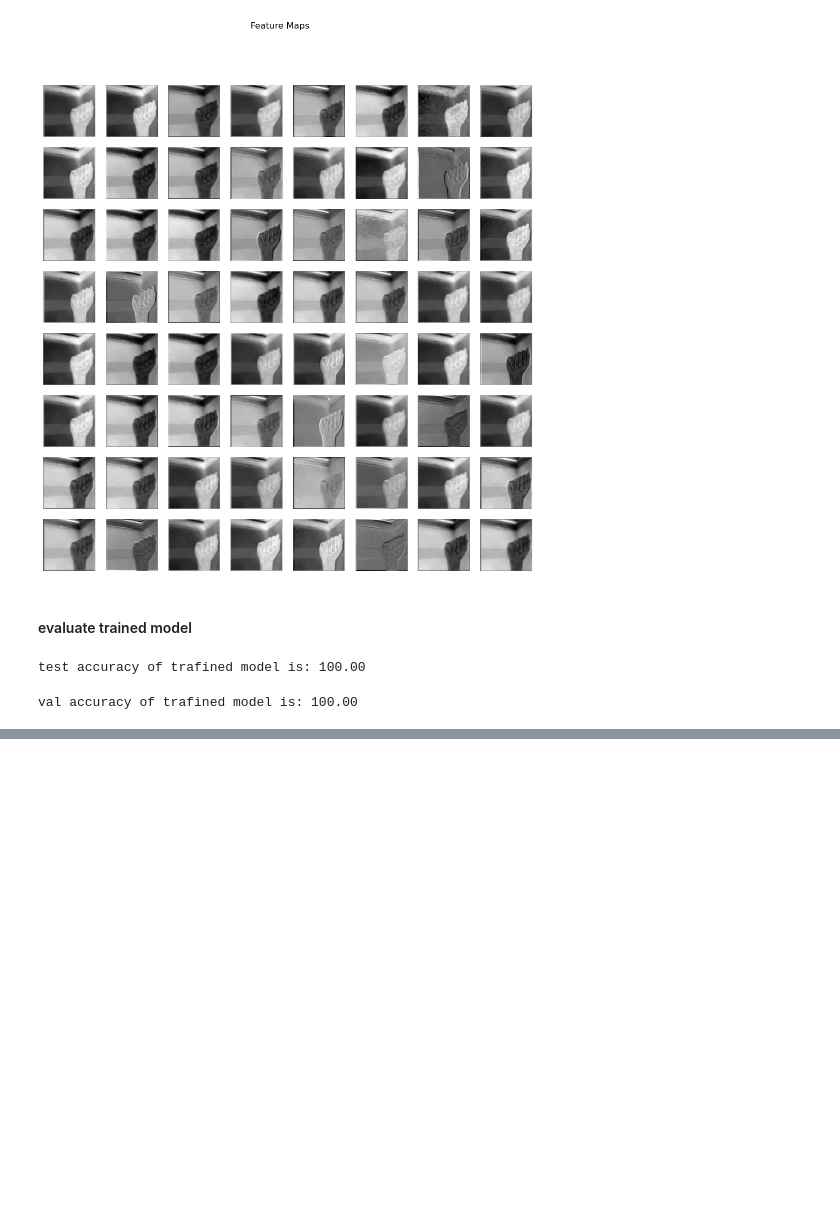
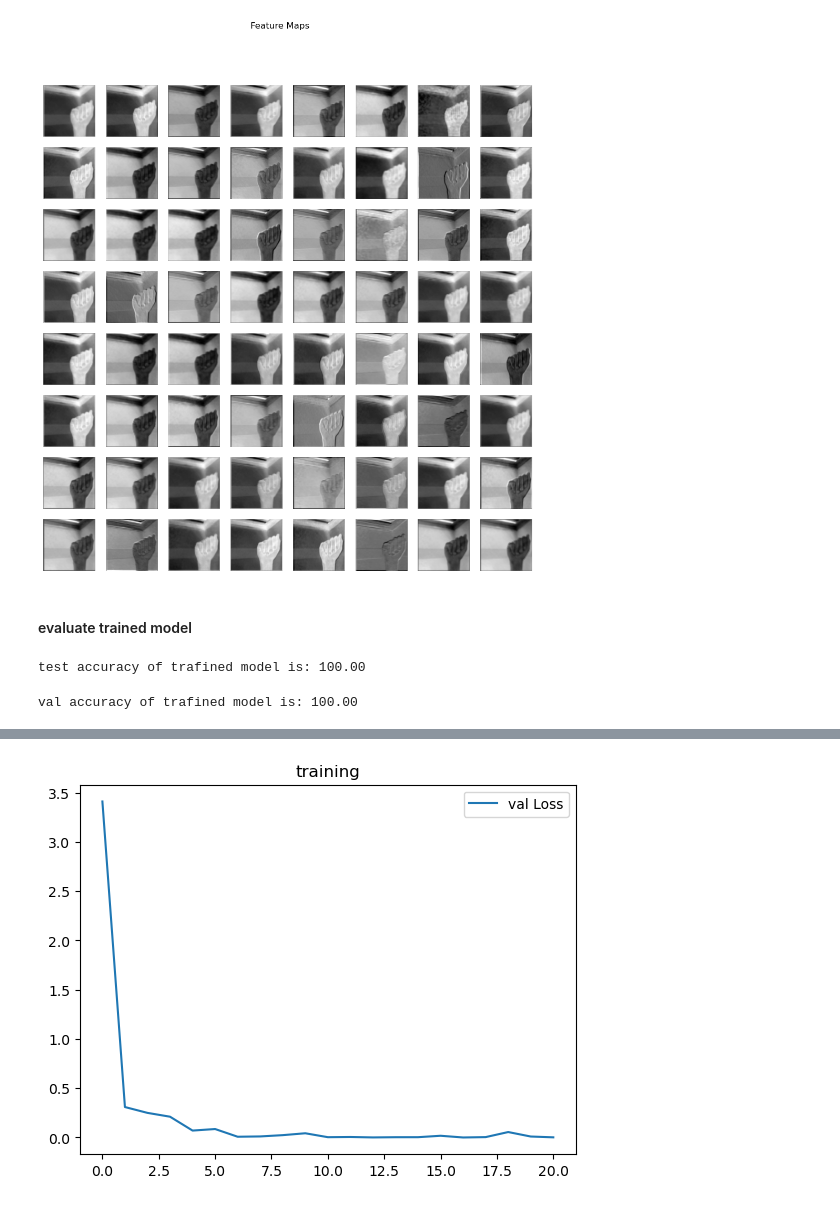
Before and after one commit to bingabid/American-Sign-Language, a Jupyter notebook: train.ipynb, the cells around one changed output, grey strips where cells are left out. Drawn from its saved outputs; the diff is of its cells as text; code cells hidden in the pictures; blank space fills up the shorter version.

```diff
--- a/train.ipynb
+++ b/train.ipynb
@@ -271,0 +292,8 @@ val accuracy of trafined model is: 100.00
+# %%
+val_loss_list = np.load('denset121_val_loss.npy')
+plt.plot(val_loss_list, label='val Loss')
+plt.legend()
+plt.title("training")
+plt.show()
+# %% [output]
+[figure, added]
```
Also changed, not shown: parts of 9 cells of this notebook, 4 other files.
